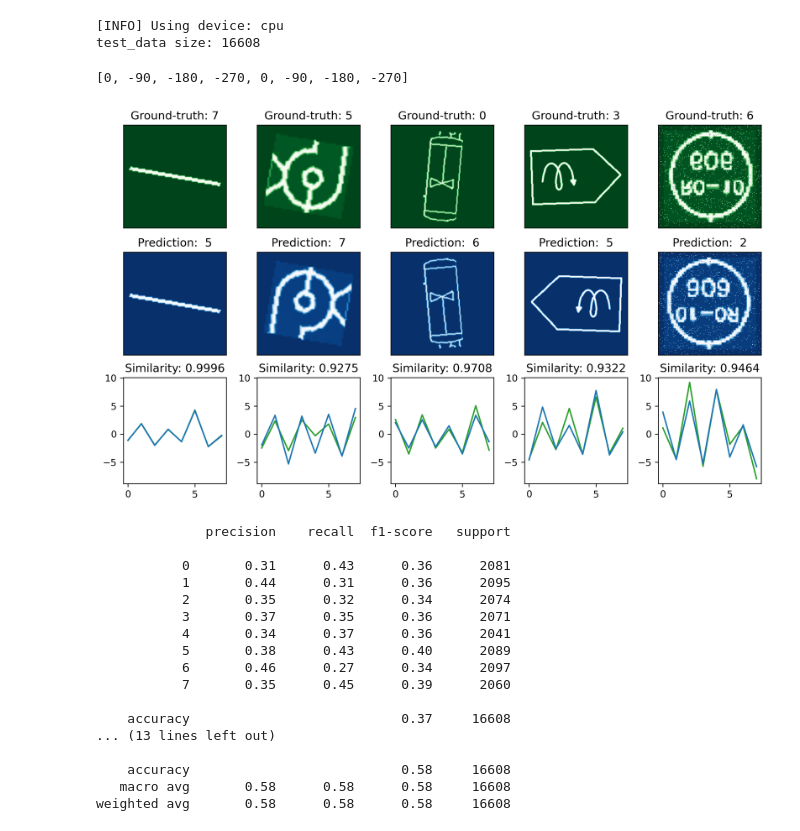
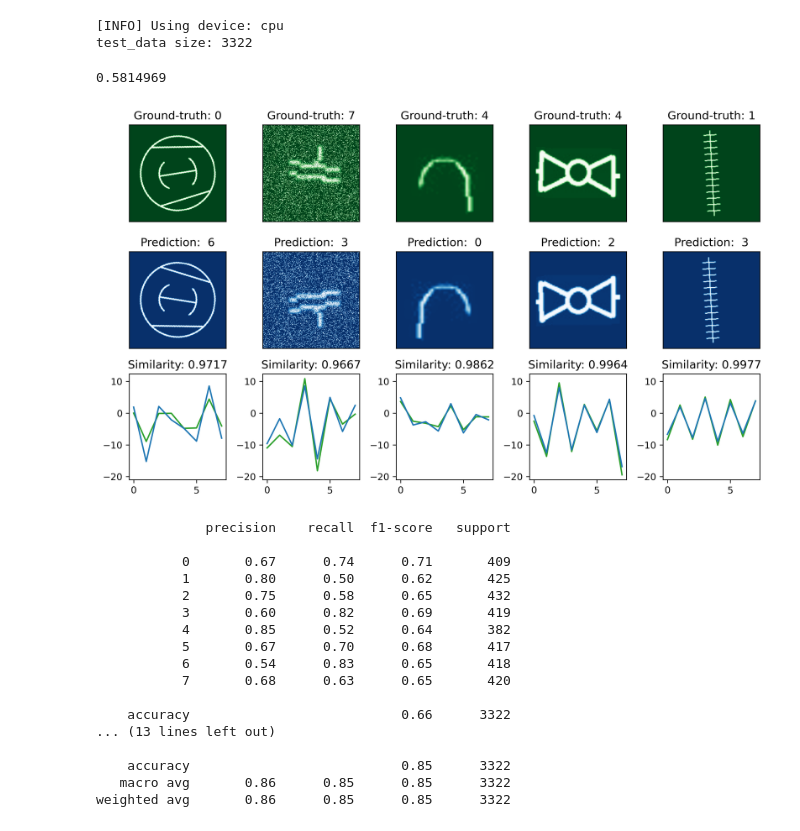
Before and after one commit to LinusHats/InstanceRotation, a Jupyter notebook: evaluation.ipynb, the cells around one changed output. Drawn from its saved outputs; the diff is of its cells as text; code cells hidden in the pictures.

```diff
--- a/evaluation.ipynb
+++ b/evaluation.ipynb
@@ -24,7 +24,7 @@ except:
 print(f"[INFO] Using device: {device}")
 
 # resnet tested on padded dataset
-model_path        = r"C:\Users\linus\Documents\models\instanceRotation\ResNet34_57perc_20230824_16-49-09.pth"
+model_path        = r"C:\Users\linus\Documents\models\instanceRotation\ResNet34_Best_PaddingAndAug_2023-09-01_15-54-36.pth"
 dataset_base_path = r"C:\Users\linus\Documents\Datasets\InstanceRotation\paddedWithSpace"
 batch_size=256
 
@@ -37,7 +37,7 @@ whole_data = DepictionDataset(annotations_file=f"{dataset_base_path}/paddedWithS
 whole_data.set_mean((0.7826,))
 whole_data.set_std((0.2941,))
 
-train_split = 0.5
+train_split = 0.9
 test_split = 1-train_split
 
 
@@ -54,7 +54,7 @@ model = model.to(device)
 print(f"test_data size: {len(test_data)}")
 # %% [output]
 [INFO] Using device: cpu
-test_data size: 16608
+test_data size: 3322
 # %%
 y_true = []
 y_predctions = []
@@ -178,18 +178,14 @@ def inference_evaluation(testdata, index):
     similarity = compare_embeddings(original_embedding, rotated_embedding)
 
     return similarity, original_embedding[0], rotated_embedding[0], input_image.numpy()[0,:,:], rotated_image.numpy()[0,:,:], true_label, int(prediction)
-# %%
-print([0-90*(i%4) for i in range(8)])
-# %% [output]
-[0, -90, -180, -270, 0, -90, -180, -270]
 # %%
-y_pred_corrected = y_pred.copy()
 not_true = []
 wrongly_predicted = []
 for i in trange(len(y_pred)):
     if y_pred[i] != y_true[i]:
         similarity, original_embedding, rotated_embedding, input_image, rotated_image, true_label, prediction = inference_evaluation(test_data, i)
-        eval_obj = {"similarity": similarity,
+        eval_obj = {"original_index": i,
+                    "similarity": similarity,
                     "original_embedding": original_embedding,
                     "rotated_embedding": rotated_embedding,
                     "input_image": input_image,
@@ -197,52 +193,64 @@ for i in trange(len(y_pred)):
                     "true_label": true_label,
                     "prediction": prediction}
         not_true.append(eval_obj)
+# %%
+k = eval_obj
+k["similarity"]
+# %% [output]
+0.5814969
+# %%
+y_pred_corrected = y_pred.copy()
+
+similarity_threshold = 0.95 # i'd do 97% here maybe?
+true_but_ambiguous = [i for i in not_true if i["similarity"] >= similarity_threshold]
+for j in tqdm(true_but_ambiguous):
+    index = j["original_index"]
+    y_pred_corrected[index] = y_true[index]
 # %%
 fig, ax = plt.subplots(nrows=3,ncols=5, figsize=(10, 6), dpi=300)
 for i in range(5):
-    j = i+50
-    similar_object = true_but_amgiuous[j]
+    j = i+100
+    similar_object = true_but_ambiguous[j]
     ax[0][i].imshow(similar_object["input_image"], cmap="Greens")
     ax[1][i].imshow(similar_object["rotated_image"], cmap="Blues")
     # embedding0_mean = np.mean(embeddings[0][0])
     # embedding1_mean = np.mean(embeddings[1][0])
     # ax[2][i].axhline(y=embedding0_mean, color="tab:green", linestyle="--")
     # ax[2][i].axhline(y=embedding1_mean, color="tab:blue", linestyle="--")
     ax[2][i].plot(similar_object["original_embedding"], label="original", color="tab:green")
     ax[2][i].plot(similar_object["rotated_embedding"], label="reoriented", color="tab:blue")
     ax[0][i].set(yticks=[], xticks=[])
     ax[1][i].set(yticks=[], xticks=[])
     ax[0][i].set(title=f"Ground-truth: {similar_object['true_label']}")
     ax[1][i].set(title=f"Prediction:  {similar_object['prediction']}")
     ax[2][i].set(title=f"Similarity: {similar_object['similarity']:.4f}")
 for i in ax[2][1:]:
     i.sharey(ax[2][0])
 plt.subplots_adjust(wspace=0.1, hspace=0.005)
 fig.tight_layout()
 # %% [output]
-[figure, old version]
+[figure, new version]
 # %%
-
 print(classification_report(y_true, y_pred))
 print(classification_report(y_true, y_pred_corrected))
 # %% [output]
               precision    recall  f1-score   support
 
-           0       0.31      0.43      0.36      2081
-           1       0.44      0.31      0.36      2095
-           2       0.35      0.32      0.34      2074
-           3       0.37      0.35      0.36      2071
-           4       0.34      0.37      0.36      2041
-           5       0.38      0.43      0.40      2089
-           6       0.46      0.27      0.34      2097
-           7       0.35      0.45      0.39      2060
+           0       0.67      0.74      0.71       409
+           1       0.80      0.50      0.62       425
+           2       0.75      0.58      0.65       432
+           3       0.60      0.82      0.69       419
+           4       0.85      0.52      0.64       382
+           5       0.67      0.70      0.68       417
+           6       0.54      0.83      0.65       418
+           7       0.68      0.63      0.65       420
 
-    accuracy                           0.37     16608
+    accuracy                           0.66      3322
 ... (13 lines left out)
 
-    accuracy                           0.58     16608
-   macro avg       0.58      0.58      0.58     16608
-weighted avg       0.58      0.58      0.58     16608
+    accuracy                           0.85      3322
+   macro avg       0.86      0.85      0.85      3322
+weighted avg       0.86      0.85      0.85      3322
 # %%
 tu_delft_primary_colors_hex = {
     "Cyan": "#00A6D6",
```
Also changed, not shown: parts of 3 cells of this notebook.
